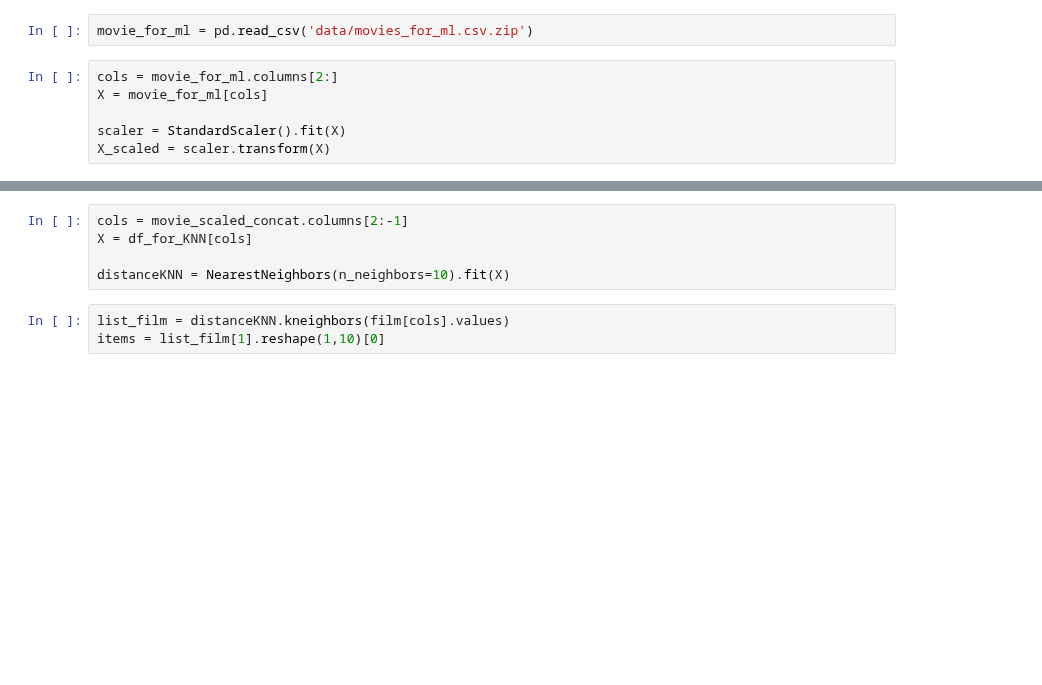
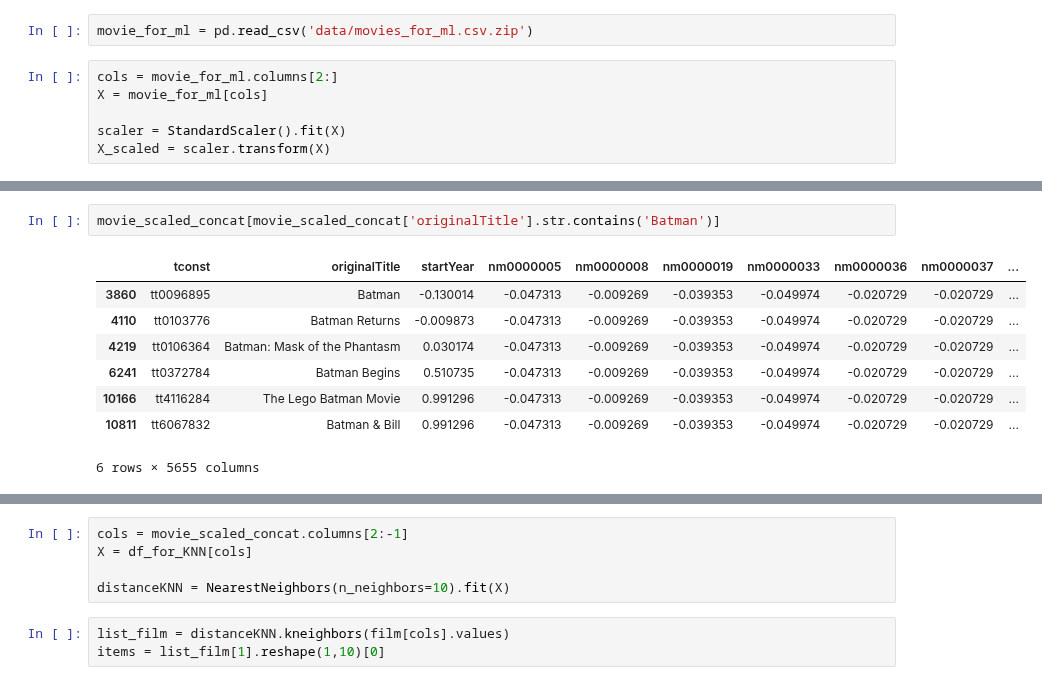
Before and after one commit to CathieLC/Wild_movie_project, a Jupyter notebook: models_ml.ipynb, the cells around one changed output, grey strips where cells are left out. Cells and saved outputs as stored; diff of their text form; blank space fills up the shorter version.

```diff
--- a/models_ml.ipynb
+++ b/models_ml.ipynb
@@ -36,2 +66,13 @@ modelKM = KMeans(n_clusters=20).fit(X)
 
 movie_scaled_concat['cluster']=modelKM.labels_
+# %%
+movie_scaled_concat[movie_scaled_concat['originalTitle'].str.contains('Batman')]
+# %% [output]
+|  | tconst | originalTitle | startYear | nm0000005 | nm0000008 | nm0000019 | nm0000033 | nm0000036 | nm0000037 | ... |
+| 3860 | tt0096895 | Batman | -0.130014 | -0.047313 | -0.009269 | -0.039353 | -0.049974 | -0.020729 | -0.020729 | ... |
+| 4110 | tt0103776 | Batman Returns | -0.009873 | -0.047313 | -0.009269 | -0.039353 | -0.049974 | -0.020729 | -0.020729 | ... |
+| 4219 | tt0106364 | Batman: Mask of the Phantasm | 0.030174 | -0.047313 | -0.009269 | -0.039353 | -0.049974 | -0.020729 | -0.020729 | ... |
+| 6241 | tt0372784 | Batman Begins | 0.510735 | -0.047313 | -0.009269 | -0.039353 | -0.049974 | -0.020729 | -0.020729 | ... |
+| 10166 | tt4116284 | The Lego Batman Movie | 0.991296 | -0.047313 | -0.009269 | -0.039353 | -0.049974 | -0.020729 | -0.020729 | ... |
+| 10811 | tt6067832 | Batman & Bill | 0.991296 | -0.047313 | -0.009269 | -0.039353 | -0.049974 | -0.020729 | -0.020729 | ... |
+6 rows × 5655 columns
```
Also changed, not shown: parts of 8 cells of this notebook, 1 other file.
